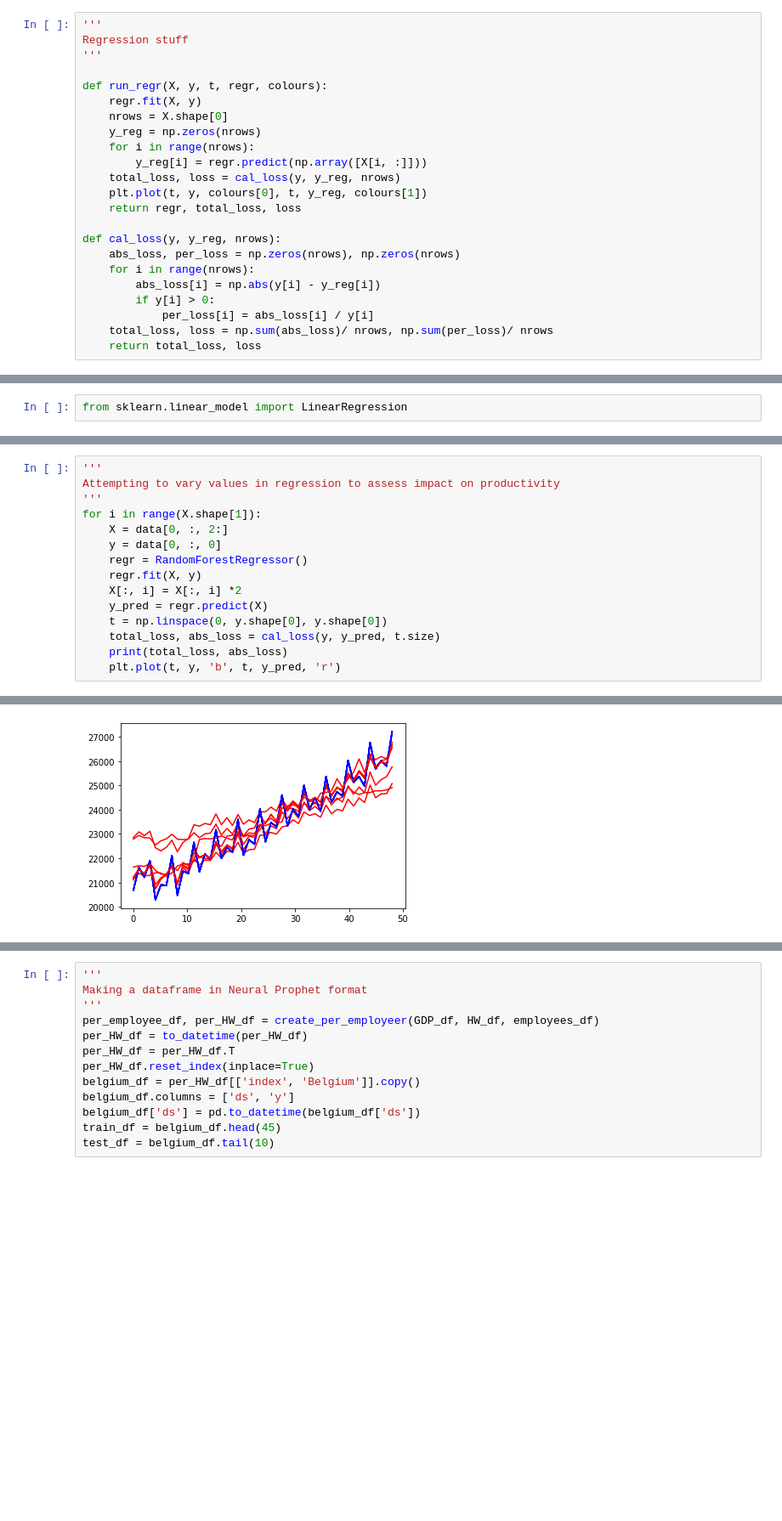
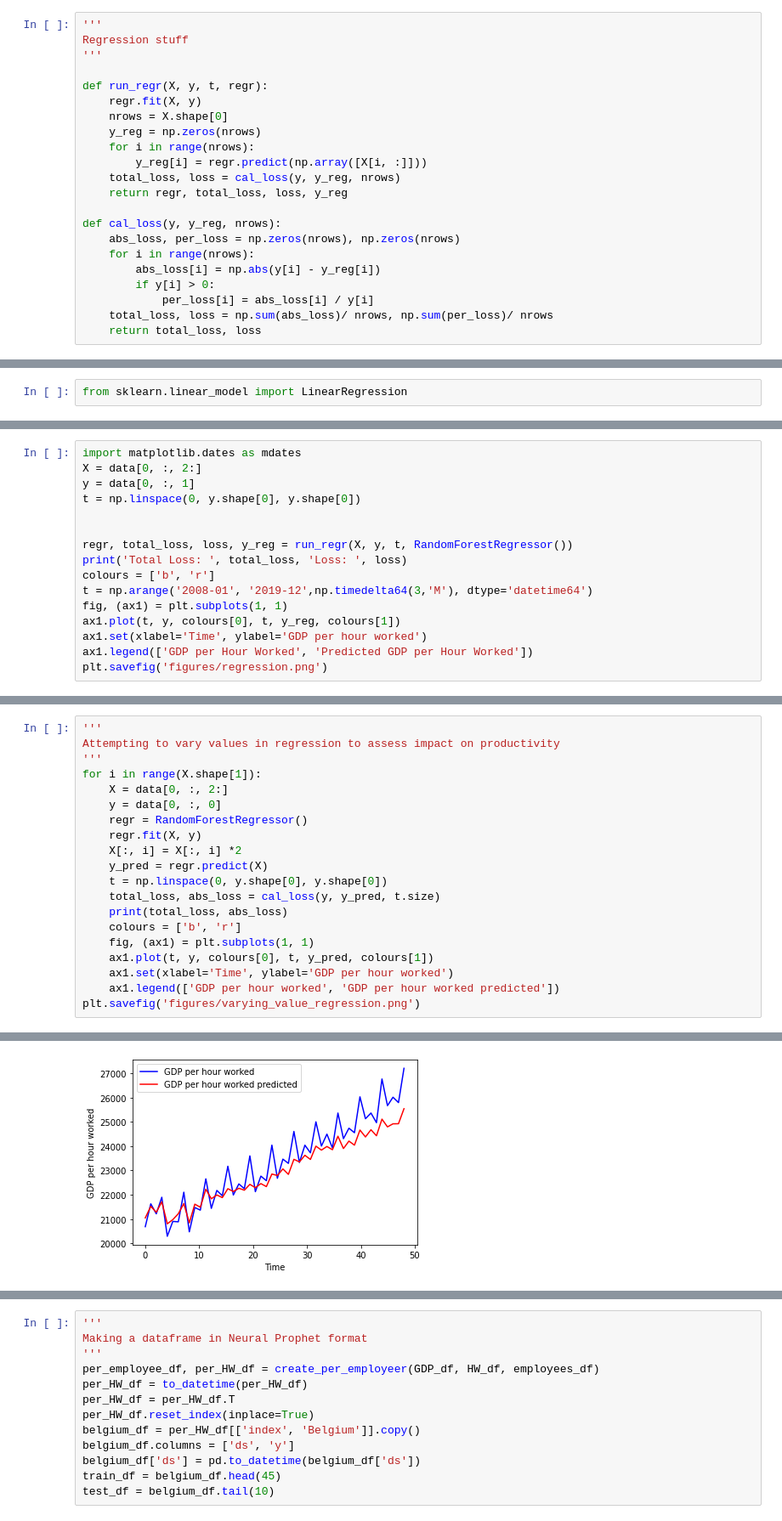
Before and after one commit to nisa-bayraktar/european_productivity, a Jupyter notebook: combined_features.ipynb, the cells around one changed output, grey strips where cells are left out. Shown: that part at 85% size. Cells and saved outputs as stored; diff of their text form; blank space fills up the shorter version.

```diff
--- a/combined_features.ipynb
+++ b/combined_features.ipynb
@@ -203,15 +202,14 @@ def run_model(X, y, time_step, data_memory, epochs, batch_size, model_layer, spl
 Regression stuff
 '''
 
-def run_regr(X, y, t, regr, colours):
+def run_regr(X, y, t, regr):
     regr.fit(X, y)
     nrows = X.shape[0]
     y_reg = np.zeros(nrows)
     for i in range(nrows):
         y_reg[i] = regr.predict(np.array([X[i, :]]))
     total_loss, loss = cal_loss(y, y_reg, nrows)
-    plt.plot(t, y, colours[0], t, y_reg, colours[1])
-    return regr, total_loss, loss
+    return regr, total_loss, loss, y_reg
 
 def cal_loss(y, y_reg, nrows):
     abs_loss, per_loss = np.zeros(nrows), np.zeros(nrows)
@@ -318,0 +361,16 @@ print(total_loss, loss)
+# %%
+import matplotlib.dates as mdates
+X = data[0, :, 2:]
+y = data[0, :, 1]
+t = np.linspace(0, y.shape[0], y.shape[0])
+
+
+regr, total_loss, loss, y_reg = run_regr(X, y, t, RandomForestRegressor())
+print('Total Loss: ', total_loss, 'Loss: ', loss)
+colours = ['b', 'r']
+t = np.arange('2008-01', '2019-12',np.timedelta64(3,'M'), dtype='datetime64')
+fig, (ax1) = plt.subplots(1, 1)
+ax1.plot(t, y, colours[0], t, y_reg, colours[1])
+ax1.set(xlabel='Time', ylabel='GDP per hour worked')
+ax1.legend(['GDP per Hour Worked', 'Predicted GDP per Hour Worked'])
+plt.savefig('figures/regression.png')
@@ -330,5 +391,10 @@ for i in range(X.shape[1]):
     t = np.linspace(0, y.shape[0], y.shape[0])
     total_loss, abs_loss = cal_loss(y, y_pred, t.size)
     print(total_loss, abs_loss)
-    plt.plot(t, y, 'b', t, y_pred, 'r')
+    colours = ['b', 'r']
+    fig, (ax1) = plt.subplots(1, 1)
+    ax1.plot(t, y, colours[0], t, y_pred, colours[1])
+    ax1.set(xlabel='Time', ylabel='GDP per hour worked')
+    ax1.legend(['GDP per hour worked', 'GDP per hour worked predicted'])
+plt.savefig('figures/varying_value_regression.png')
 # %% [output]
@@ -342 +408 @@ for i in range(X.shape[1]):
-[figure, old version]
+[figure, new version]
```
Also changed, not shown: parts of 19 cells of this notebook, 7 other files.
